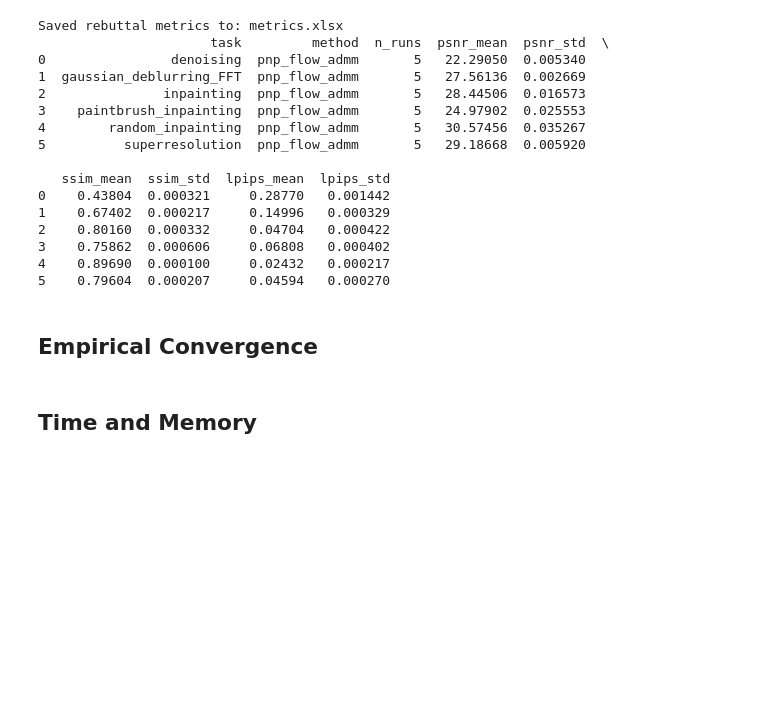
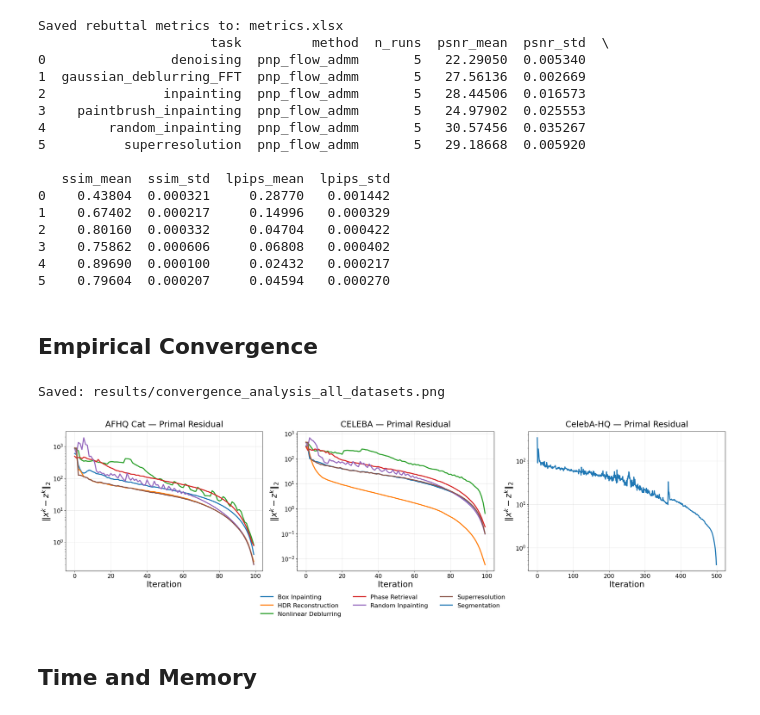
Before and after one commit to dibyanshu100/PnP_ConsensusFlow, a Jupyter notebook: graphs.ipynb, the cells around one changed output. Drawn from its saved outputs; the diff is of its cells as text; code cells hidden in the pictures; blank space fills up the shorter version.

```diff
--- a/graphs.ipynb
+++ b/graphs.ipynb
@@ -169,22 +171,28 @@ Saved rebuttal metrics to: metrics.xlsx
 ## Empirical Convergence
 # %%
 ROOT_DIRS = [
-    Path("results/afhq_cat_convergence_analysis/ot"),
-    Path("results/celeba_convergence_analysis/ot"),
+    Path("results/afhq_cat/ot"),
+    Path("results/celeba/ot"),
+    Path("results/celebahq/ot"),
 ]
 
 DATASET_NAMES = [
     "AFHQ Cat",
     "CELEBA",
+    "CelebA-HQ",
 ]
 
 gu.plot_convergence_two_datasets_shared_legend(
     root_dirs=ROOT_DIRS,
     dataset_names=DATASET_NAMES,
     batch=0,
     save_path=Path("results/convergence_analysis_all_datasets.png"),
     logy=True,
+    metrics=["primal_res"],
 )
+# %% [output]
+Saved: results/convergence_analysis_all_datasets.png
+[figure, added]
 # %% [markdown]
 ## Time and Memory
 # %%
```
Also changed, not shown: parts of 2 cells of this notebook, 5 other files.
